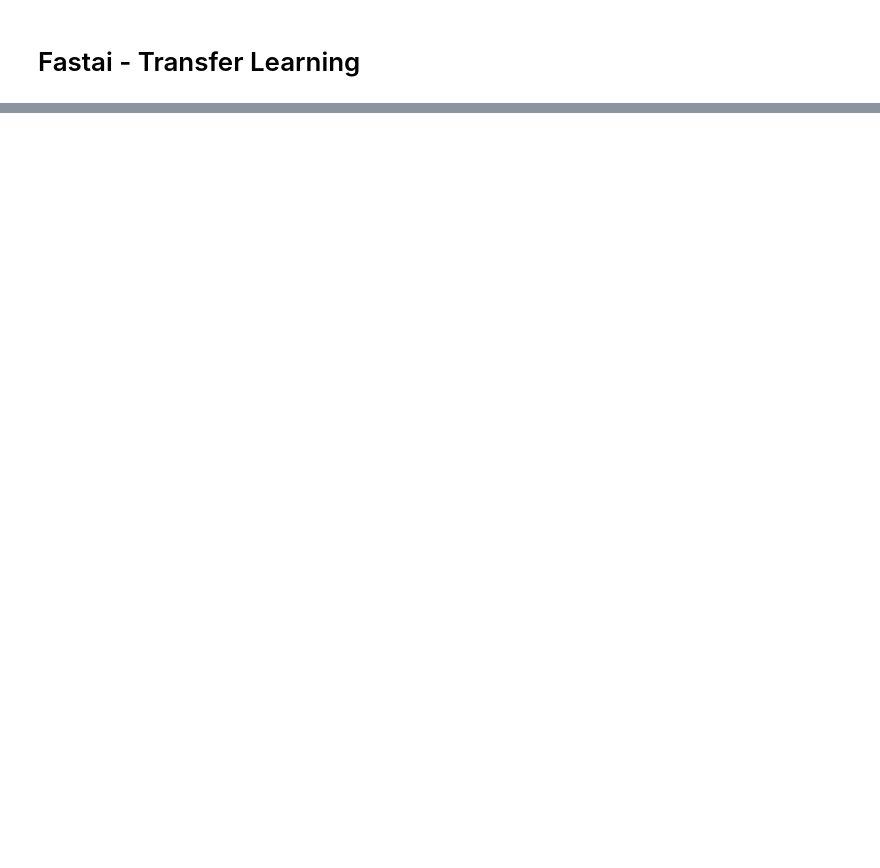
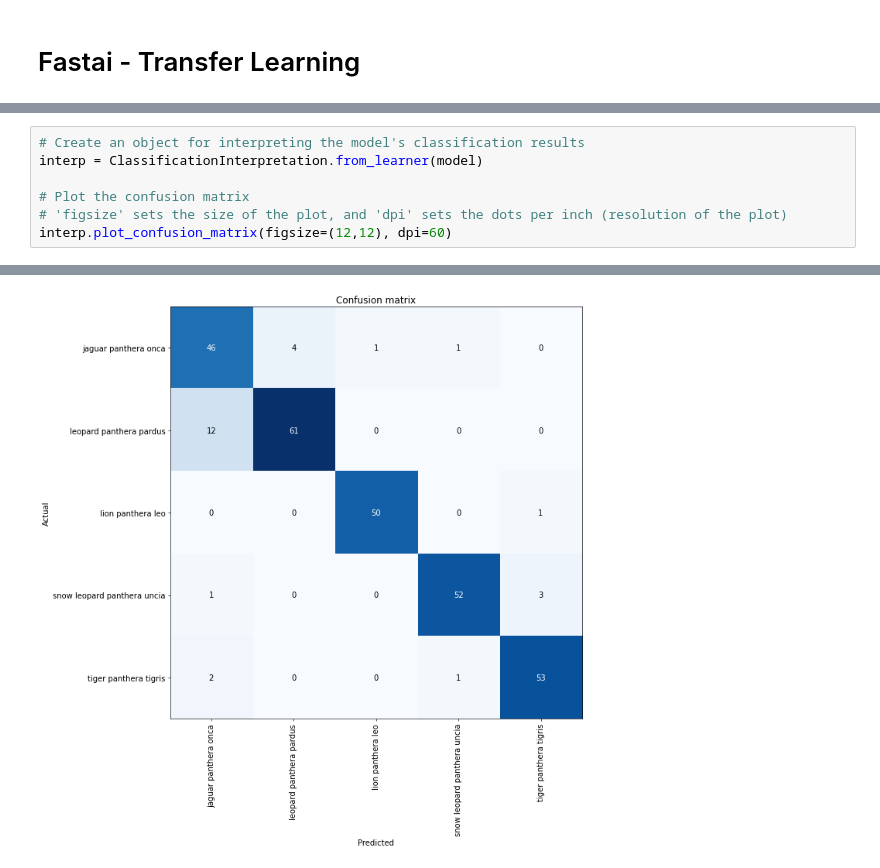
Before and after one commit to KyanoTrevisan/bigdata-project, a Jupyter notebook: bigdata_bigcats.ipynb, the cells around one changed output, grey strips where cells are left out. Drawn from its saved outputs; the diff is of its cells as text; blank space fills up the shorter version.

```diff
--- a/bigdata_bigcats.ipynb
+++ b/bigdata_bigcats.ipynb
@@ -301,0 +214,8 @@ history_fine = model.fit(
+# %%
+# Create an object for interpreting the model's classification results
+interp = ClassificationInterpretation.from_learner(model)
+
+# Plot the confusion matrix
+# 'figsize' sets the size of the plot, and 'dpi' sets the dots per inch (resolution of the plot)
+interp.plot_confusion_matrix(figsize=(12,12), dpi=60)
+# %% [output]
@@ -301,0 +224 @@ history_fine = model.fit(
+[figure, added]
```
Also changed, not shown: parts of 85 cells of this notebook.
